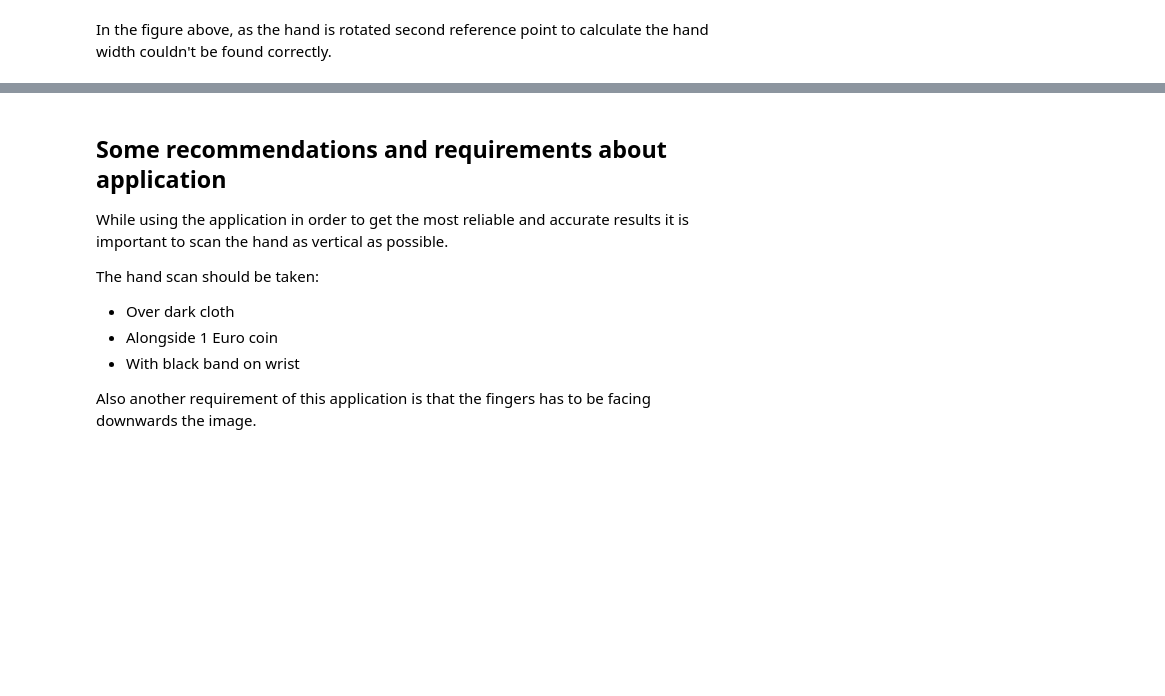
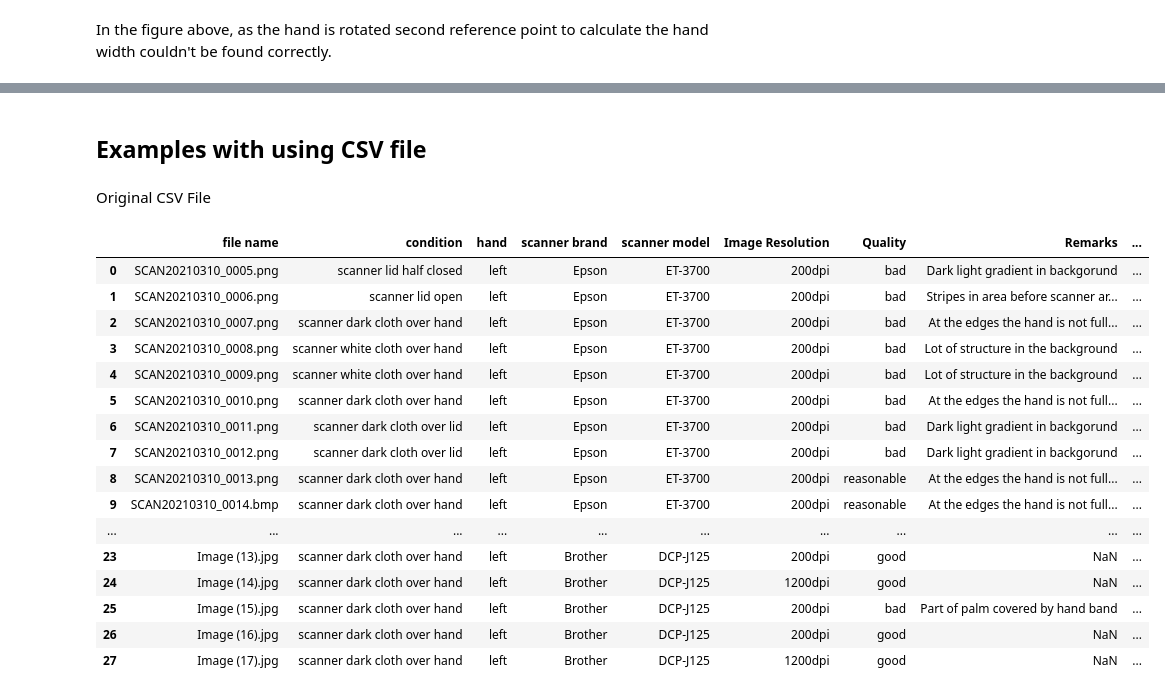
Before and after one commit to GunesSayin1/HandSize-Measurement, a Jupyter notebook: CVIP_Main_Assignment.ipynb, the cells around one changed output, grey strips where cells are left out. Drawn from its saved outputs; the diff is of its cells as text; code cells hidden in the pictures; blank space fills up the shorter version.

```diff
--- a/CVIP_Main_Assignment.ipynb
+++ b/CVIP_Main_Assignment.ipynb
@@ -461,14 +489,2 @@ newhand.plot_table()
-# %% [markdown]
-## Some recommendations and requirements about application
-
-While using the application in order to get the most reliable and accurate results it is important to scan the hand as vertical as possible.
-
-The hand scan should be taken:
-
-- Over dark cloth
-- Alongside 1 Euro coin
-- With black band on wrist
-
-
-
-Also another requirement of this application is that the fingers has to be facing downwards the image.
+# %% [markdown]
+## Examples with using CSV file
@@ -474,0 +520,22 @@ Also another requirement of this application is that the fingers has to be facin
+# %% [markdown]
+Original CSV File
+# %%
+pd.read_csv("handscans/handscans.csv")
+# %% [output]
+|  | file name | condition | hand | scanner brand | scanner model | Image Resolution | Quality | Remarks | ... |
+| 0 | SCAN20210310_0005.png | scanner lid half closed | left | Epson | ET-3700 | 200dpi | bad | Dark light gradient in backgorund | ... |
+| 1 | SCAN20210310_0006.png | scanner lid open | left | Epson | ET-3700 | 200dpi | bad | Stripes in area before scanner ar... | ... |
+| 2 | SCAN20210310_0007.png | scanner dark cloth over hand | left | Epson | ET-3700 | 200dpi | bad | At the edges the hand is not full... | ... |
+| 3 | SCAN20210310_0008.png | scanner white cloth over hand | left | Epson | ET-3700 | 200dpi | bad | Lot of structure in the background | ... |
+| 4 | SCAN20210310_0009.png | scanner white cloth over hand | left | Epson | ET-3700 | 200dpi | bad | Lot of structure in the background | ... |
+| 5 | SCAN20210310_0010.png | scanner dark cloth over hand | left | Epson | ET-3700 | 200dpi | bad | At the edges the hand is not full... | ... |
+| 6 | SCAN20210310_0011.png | scanner dark cloth over lid | left | Epson | ET-3700 | 200dpi | bad | Dark light gradient in backgorund | ... |
+| 7 | SCAN20210310_0012.png | scanner dark cloth over lid | left | Epson | ET-3700 | 200dpi | bad | Dark light gradient in backgorund | ... |
+| 8 | SCAN20210310_0013.png | scanner dark cloth over hand | left | Epson | ET-3700 | 200dpi | reasonable | At the edges the hand is not full... | ... |
+| 9 | SCAN20210310_0014.bmp | scanner dark cloth over hand | left | Epson | ET-3700 | 200dpi | reasonable | At the edges the hand is not full... | ... |
+| ... | ... | ... | ... | ... | ... | ... | ... | ... | ... |
+| 23 | Image (13).jpg | scanner dark cloth over hand | left | Brother | DCP-J125 | 200dpi | good | NaN | ... |
+| 24 | Image (14).jpg | scanner dark cloth over hand | left | Brother | DCP-J125 | 1200dpi | good | NaN | ... |
+| 25 | Image (15).jpg | scanner dark cloth over hand | left | Brother | DCP-J125 | 200dpi | bad | Part of palm covered by hand band | ... |
+| 26 | Image (16).jpg | scanner dark cloth over hand | left | Brother | DCP-J125 | 200dpi | good | NaN | ... |
+| 27 | Image (17).jpg | scanner dark cloth over hand | left | Brother | DCP-J125 | 1200dpi | good | NaN | ... |
```
Also changed, not shown: parts of 20 cells of this notebook, 26 other files.
